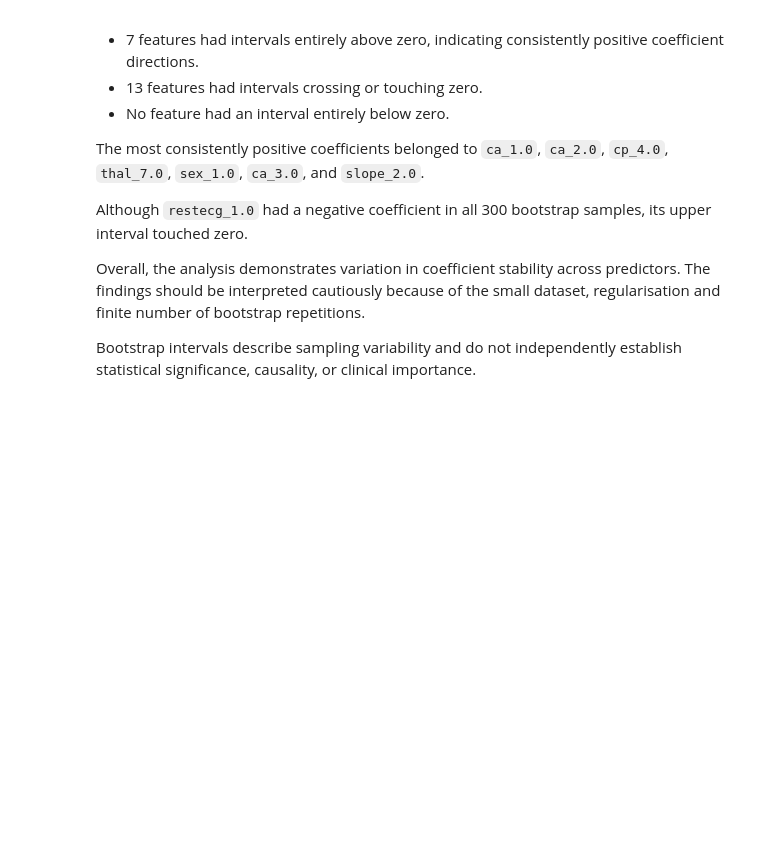
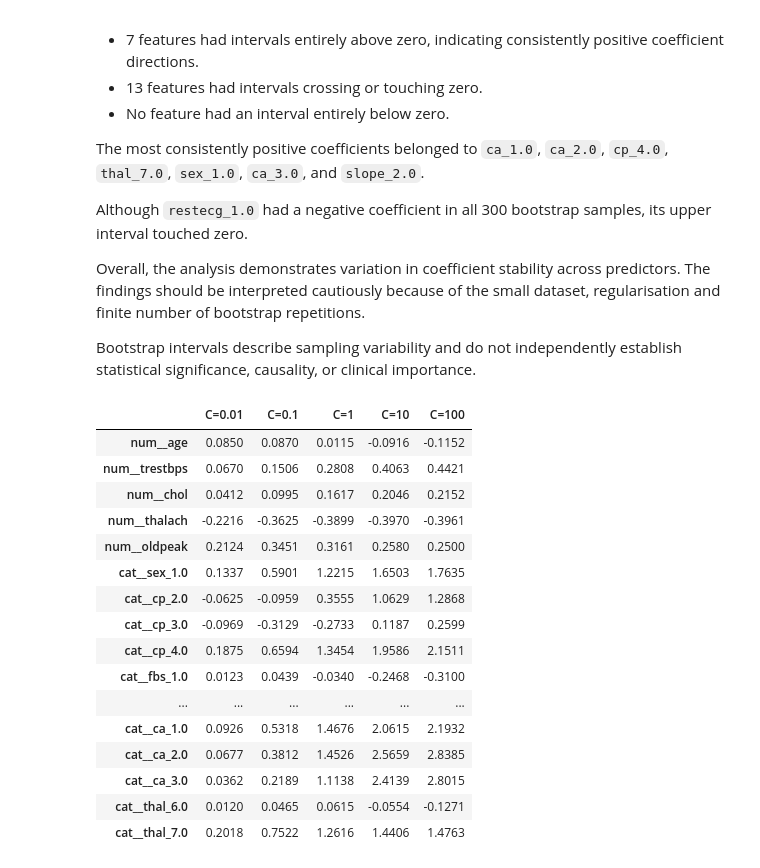
Before and after one commit to divyamohan6388-droid/cardiovascular-risk-prediction, a Jupyter notebook: notebooks/04_model_interpretation.ipynb, the cells around one changed output. Saved outputs shown, nothing was run; the diff lists cells and outputs as text; code cells hidden in the pictures; blank space fills up the shorter version.

```diff
--- a/notebooks/04_model_interpretation.ipynb
+++ b/notebooks/04_model_interpretation.ipynb
@@ -653,3 +653,66 @@ Although `restecg_1.0` had a negative coefficient in all 300 bootstrap samples,
 Overall, the analysis demonstrates variation in coefficient stability across predictors. The findings should be interpreted cautiously because of the small dataset, regularisation and finite number of bootstrap repetitions.
 
 Bootstrap intervals describe sampling variability and do not independently establish statistical significance, causality, or clinical importance.
+# %%
+# next experiment training five Logistic Regression models using the same training dataset and reference-category encoding.
+
+# then i will compare their coefficients to identify which features are sensitive to the choice of C
+
+from sklearn.base import clone
+
+C_values = [0.01, 0.1, 1, 10, 100]
+
+sensitivity_results = {}
+
+for C_value in C_values:
+
+    sensitivity_model = Pipeline([
+        ("preprocessor", clone(interpretation_preprocessor)),
+        ("classifier", LogisticRegression(
+            C=C_value,
+            max_iter=1000,
+            random_state=42
+        ))
+    ])
+
+    sensitivity_model.fit(X_train, y_train)
+
+    feature_names = (
+        sensitivity_model
+        .named_steps["preprocessor"]
+        .get_feature_names_out()
+    )
+
+    coefficients = (
+        sensitivity_model
+        .named_steps["classifier"]
+        .coef_[0]
+    )
+
+    sensitivity_results[f"C={C_value}"] = pd.Series(
+        coefficients,
+        index=feature_names
+    )
+
+# Combining all coefficient results
+sensitivity_df = pd.DataFrame(sensitivity_results)
+
+display(sensitivity_df.round(4))
+# %% [output]
+|  | C=0.01 | C=0.1 | C=1 | C=10 | C=100 |
+| num__age | 0.0850 | 0.0870 | 0.0115 | -0.0916 | -0.1152 |
+| num__trestbps | 0.0670 | 0.1506 | 0.2808 | 0.4063 | 0.4421 |
+| num__chol | 0.0412 | 0.0995 | 0.1617 | 0.2046 | 0.2152 |
+| num__thalach | -0.2216 | -0.3625 | -0.3899 | -0.3970 | -0.3961 |
+| num__oldpeak | 0.2124 | 0.3451 | 0.3161 | 0.2580 | 0.2500 |
+| cat__sex_1.0 | 0.1337 | 0.5901 | 1.2215 | 1.6503 | 1.7635 |
+| cat__cp_2.0 | -0.0625 | -0.0959 | 0.3555 | 1.0629 | 1.2868 |
+| cat__cp_3.0 | -0.0969 | -0.3129 | -0.2733 | 0.1187 | 0.2599 |
+| cat__cp_4.0 | 0.1875 | 0.6594 | 1.3454 | 1.9586 | 2.1511 |
+| cat__fbs_1.0 | 0.0123 | 0.0439 | -0.0340 | -0.2468 | -0.3100 |
+| ... | ... | ... | ... | ... | ... |
+| cat__ca_1.0 | 0.0926 | 0.5318 | 1.4676 | 2.0615 | 2.1932 |
+| cat__ca_2.0 | 0.0677 | 0.3812 | 1.4526 | 2.5659 | 2.8385 |
+| cat__ca_3.0 | 0.0362 | 0.2189 | 1.1138 | 2.4139 | 2.8015 |
+| cat__thal_6.0 | 0.0120 | 0.0465 | 0.0615 | -0.0554 | -0.1271 |
+| cat__thal_7.0 | 0.2018 | 0.7522 | 1.2616 | 1.4406 | 1.4763 |
```
Also changed, not shown: parts of 3 cells of this notebook.
